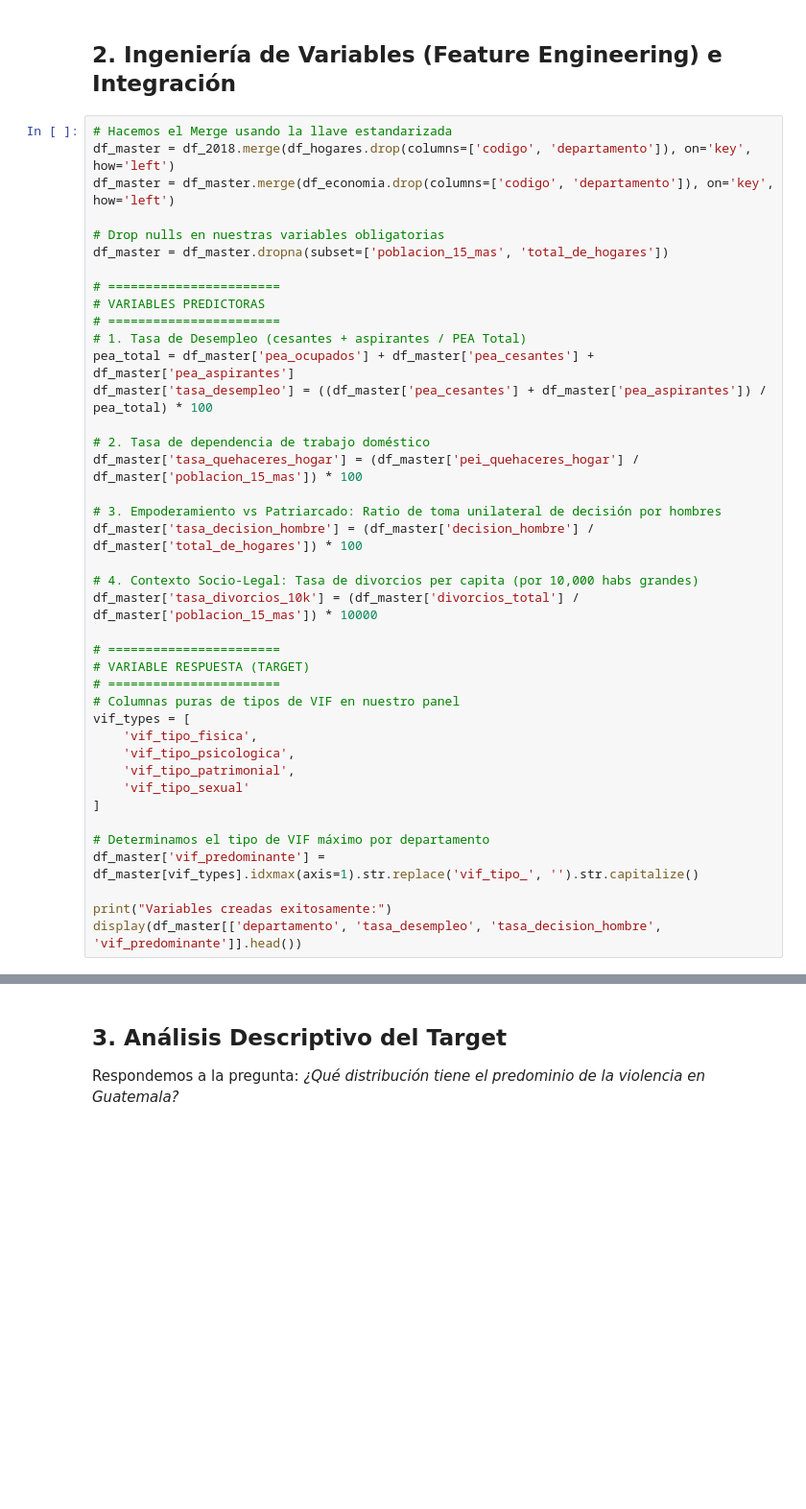
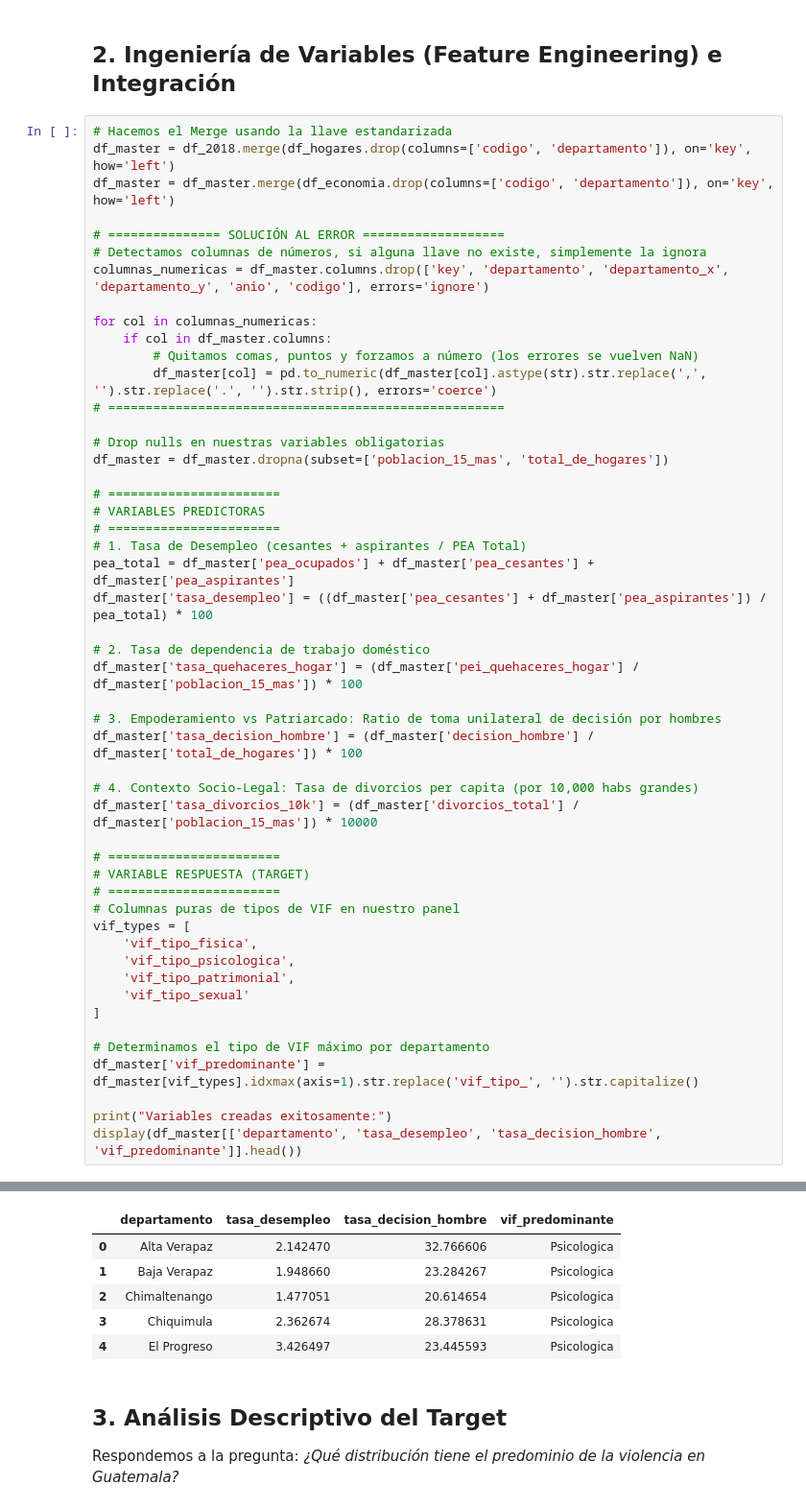
Before and after one commit to Vann06/MD_Proyecto1, a Jupyter notebook: Analisis_Exploratorio_EDA/eda_socioeconomico_predictivo.ipynb, the cells around one changed output, grey strips where cells are left out. Shown at 96% size. Drawn from its saved outputs; the diff is of its cells as text; blank space fills up the shorter version.

```diff
--- a/Analisis_Exploratorio_EDA/eda_socioeconomico_predictivo.ipynb
+++ b/Analisis_Exploratorio_EDA/eda_socioeconomico_predictivo.ipynb
@@ -54,6 +54,16 @@ Dimensiones Panel (2018): (22, 121)
 # Hacemos el Merge usando la llave estandarizada
 df_master = df_2018.merge(df_hogares.drop(columns=['codigo', 'departamento']), on='key', how='left')
 df_master = df_master.merge(df_economia.drop(columns=['codigo', 'departamento']), on='key', how='left')
+
+# =============== SOLUCIÓN AL ERROR ===================
+# Detectamos columnas de números, si alguna llave no existe, simplemente la ignora
+columnas_numericas = df_master.columns.drop(['key', 'departamento', 'departamento_x', 'departamento_y', 'anio', 'codigo'], errors='ignore')
+
+for col in columnas_numericas:
+    if col in df_master.columns:
+        # Quitamos comas, puntos y forzamos a número (los errores se vuelven NaN)
+        df_master[col] = pd.to_numeric(df_master[col].astype(str).str.replace(',', '').str.replace('.', '').str.strip(), errors='coerce')
+# =====================================================
 
 # Drop nulls en nuestras variables obligatorias
 df_master = df_master.dropna(subset=['poblacion_15_mas', 'total_de_hogares'])
@@ -95,3 +105,9 @@ TypeError: unsupported operand type(s) for /: 'str' and 'str'
+|  | departamento | tasa_desempleo | tasa_decision_hombre | vif_predominante |
+| 0 | Alta Verapaz | 2.142470 | 32.766606 | Psicologica |
+| 1 | Baja Verapaz | 1.948660 | 23.284267 | Psicologica |
+| 2 | Chimaltenango | 1.477051 | 20.614654 | Psicologica |
+| 3 | Chiquimula | 2.362674 | 28.378631 | Psicologica |
+| 4 | El Progreso | 3.426497 | 23.445593 | Psicologica |
 # %% [markdown]
 ## 3. Análisis Descriptivo del Target
 Respondemos a la pregunta: *¿Qué distribución tiene el predominio de la violencia en Guatemala?*
```
Also changed, not shown: parts of 4 cells of this notebook, 5 other files.
